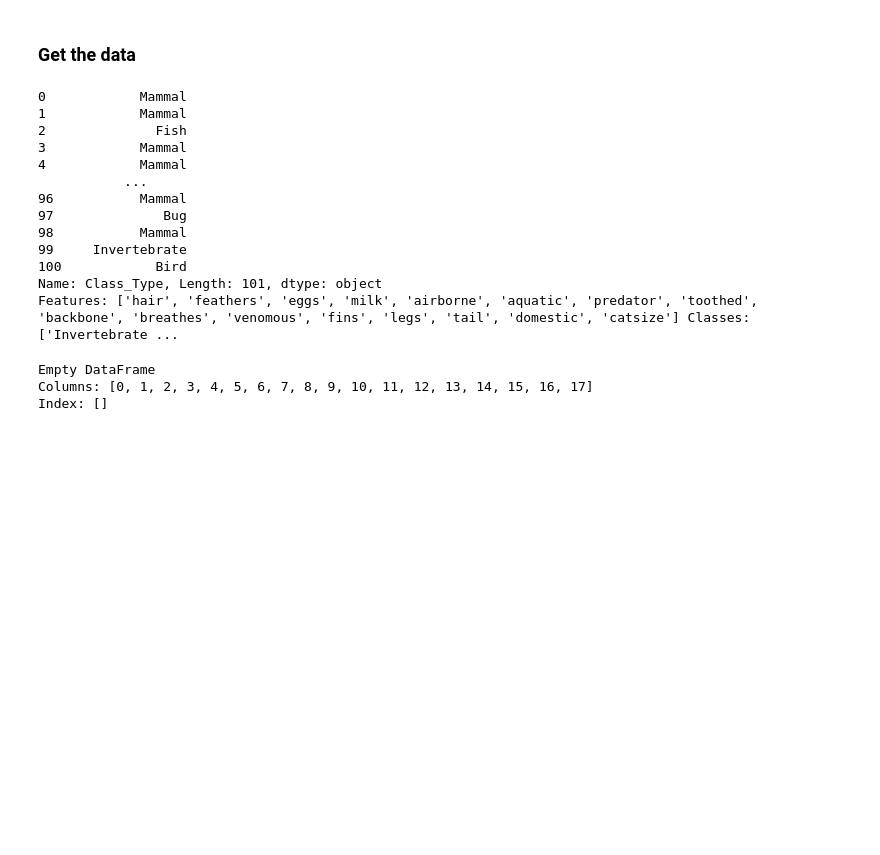
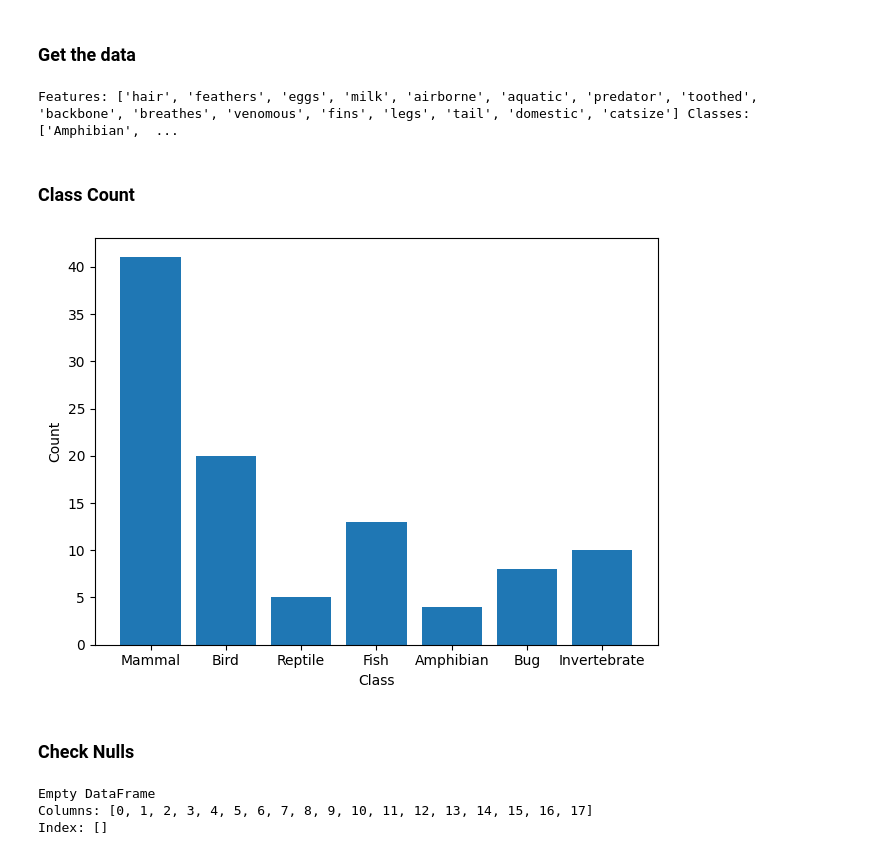
Before and after one commit to L-Anjo/IA23_G03, a Jupyter notebook: Projeto 2/Proj02.ipynb, the cells around one changed output. Saved outputs shown, nothing was run; the diff lists cells and outputs as text; code cells hidden in the pictures; blank space fills up the shorter version.

```diff
--- a/Projeto 2/Proj02.ipynb
+++ b/Projeto 2/Proj02.ipynb
@@ -19,8 +19,6 @@ zoo_file = pd.read_csv('./datasets/zoo.csv')
 zooClass_file = pd.read_csv('./datasets/zooClass.csv')
 zoo = pd.DataFrame(zoo_file)
 zooClass = pd.DataFrame(zooClass_file)
-
-
 
 zoo_merge = pd.merge(zoo_file, zooClass_file, how='left', left_on='class_type', right_on='Class_Number')
 zoo_feature_names = [col for col in zoo_merge.columns if col != 'Class_Number' and col != 'Number_Of_Animal_Species_In_Class' and col != 'Animal_Names' and col != 'Class_Type' and col != 'class_type' and col != 'animal_name']
@@ -32,25 +30,25 @@ zoo_target = zoo_merge[zoo_merge.columns.values.tolist()[20]]
 zoo_target_names = list(set(zoo_target))
 
 
-zoo_data222 = zoo_merge[zoo_merge.columns.values.tolist()[20]]
-print(zoo_data222)
-
+zoo_data3D = zoo_merge[zoo_merge.columns.values.tolist()[17]]
 
 print('Features:',zoo_feature_names, 'Classes: ', zoo_target_names)
 # %% [output]
-0            Mammal
-1            Mammal
-2              Fish
-3            Mammal
-4            Mammal
-           ...
-96           Mammal
-97              Bug
-98           Mammal
-99     Invertebrate
-100            Bird
-Name: Class_Type, Length: 101, dtype: object
-Features: ['hair', 'feathers', 'eggs', 'milk', 'airborne', 'aquatic', 'predator', 'toothed', 'backbone', 'breathes', 'venomous', 'fins', 'legs', 'tail', 'domestic', 'catsize'] Classes:  ['Invertebrate ...
+Features: ['hair', 'feathers', 'eggs', 'milk', 'airborne', 'aquatic', 'predator', 'toothed', 'backbone', 'breathes', 'venomous', 'fins', 'legs', 'tail', 'domestic', 'catsize'] Classes:  ['Amphibian',  ...
+# %% [markdown]
+### Class Count
+# %%
+import matplotlib.pyplot as plt
+
+plt.bar(zooClass_file["Class_Type"], zooClass_file["Number_Of_Animal_Species_In_Class"])
+plt.ylabel('Count')
+plt.xlabel('Class')
+plt.tight_layout()
+plt.show()
+# %% [output]
+[figure, added]
+# %% [markdown]
+### Check Nulls
 # %%
 import pandas as pd
 from io import StringIO
```
Also changed, not shown: parts of 13 cells of this notebook, 1 other file.
